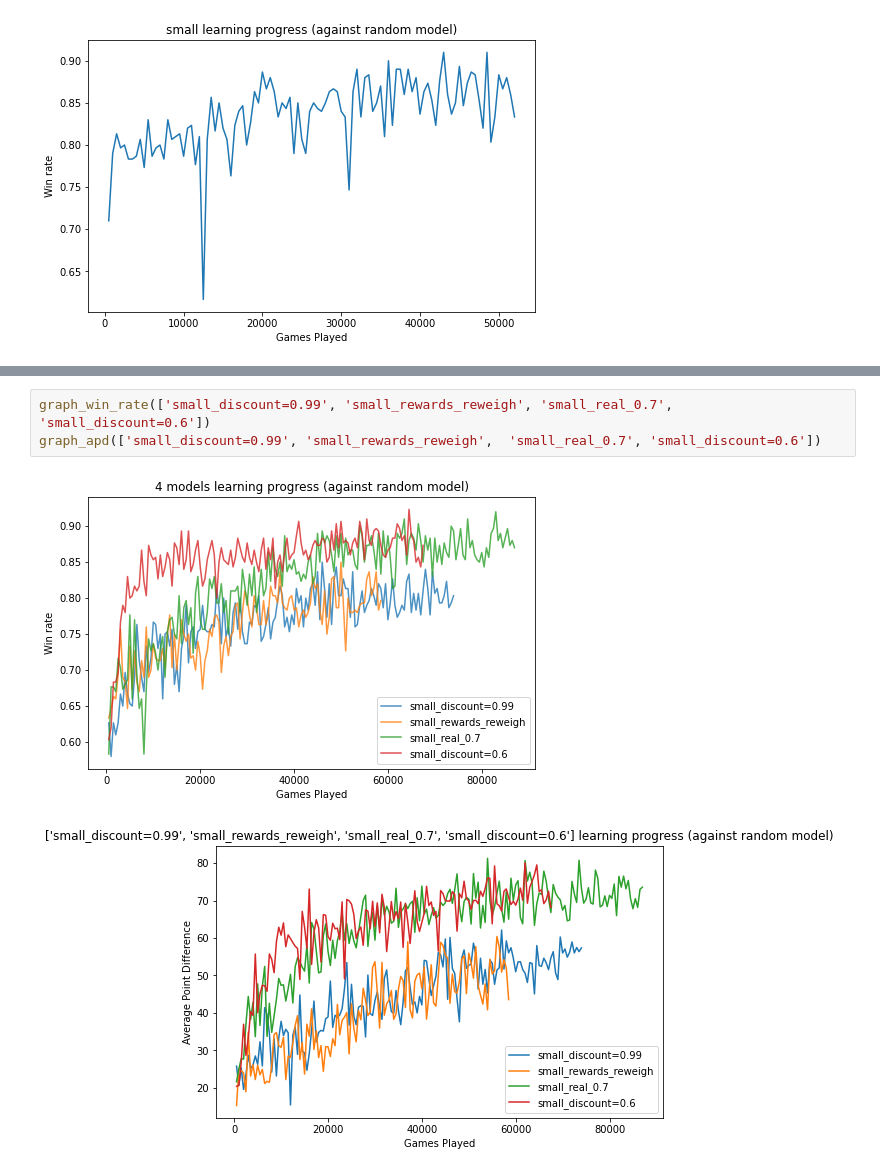
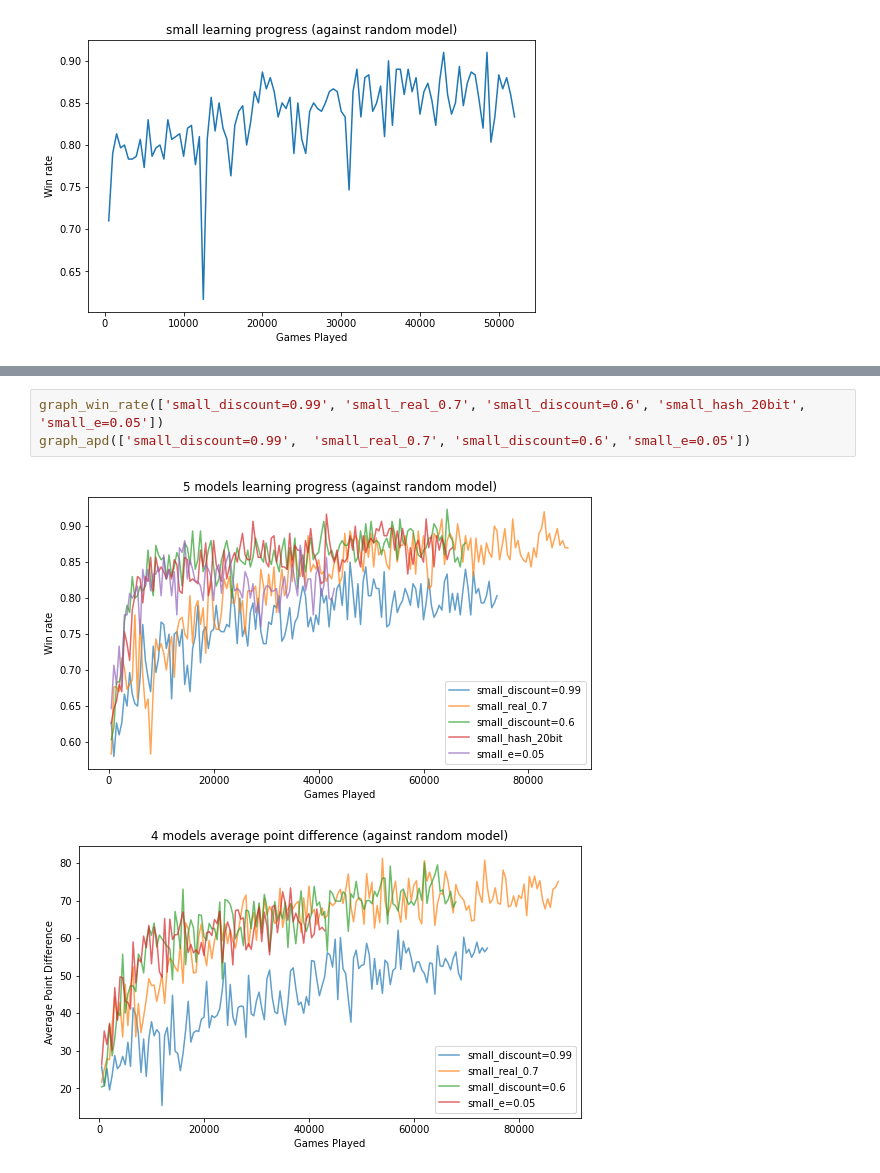
Before and after one commit to yanlai00/shengji_plus, a Jupyter notebook: analysis/plots.ipynb, the cells around one changed output, grey strips where cells are left out. Cells and saved outputs as stored; diff of their text form.

```diff
--- a/analysis/plots.ipynb
+++ b/analysis/plots.ipynb
@@ -81,9 +63,9 @@ graph_apd(['small_fix_batches'])
 # %%
-graph_win_rate(['small_discount=0.99', 'small_rewards_reweigh', 'small_real_0.7', 'small_discount=0.6'])
-graph_apd(['small_discount=0.99', 'small_rewards_reweigh',  'small_real_0.7', 'small_discount=0.6'])
+graph_win_rate(['small_discount=0.99', 'small_real_0.7', 'small_discount=0.6', 'small_hash_20bit', 'small_e=0.05'])
+graph_apd(['small_discount=0.99',  'small_real_0.7', 'small_discount=0.6', 'small_e=0.05'])
 # %% [output]
-[figure, old version]
+[figure, new version]
-[figure, old version]
+[figure, new version]
 # %%
 graph_win_rate(['small_fix_batches', 'small_real_0.7', 'small_fix_rank', 'small_discount=0.6', 'small_discount_5'])
 graph_apd(['small_fix_batches', 'small_real_0.7', 'small_fix_rank', 'small_discount=0.6', 'small_discount_5'])
```
Also changed, not shown: parts of 7 cells of this notebook, 4 other files.
